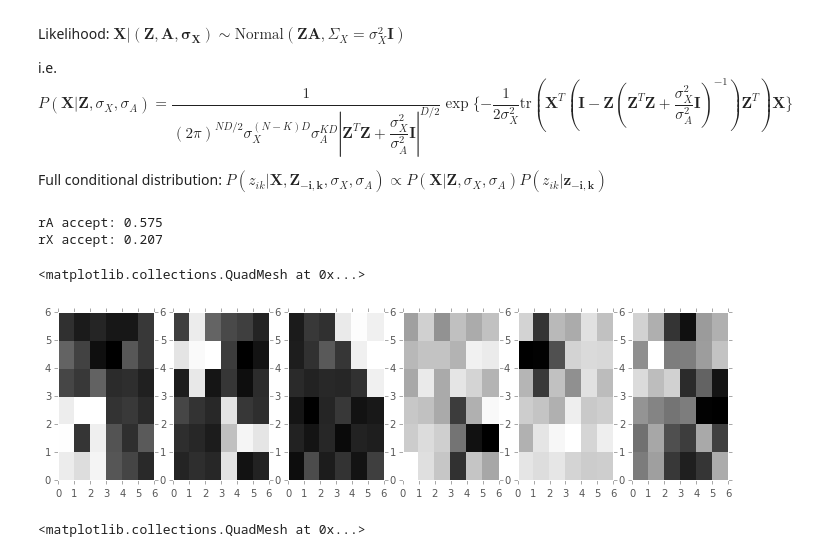
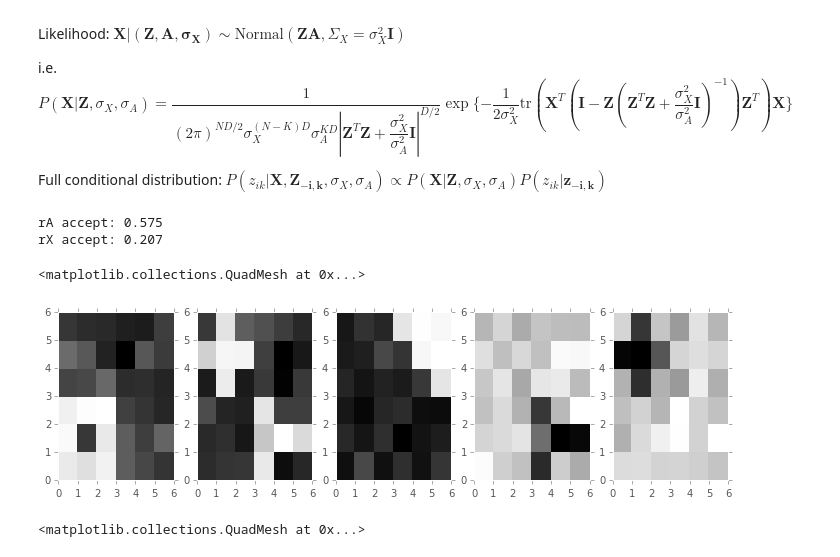
Before and after one commit to star1327p/STA663-Christine-Chai-Final-Project, a Jupyter notebook: Optimization_Cython.ipynb, the cells around one changed output. Saved outputs shown, nothing was run; the diff lists cells and outputs as text; code cells hidden in the pictures.

```diff
--- a/Optimization_Cython.ipynb
+++ b/Optimization_Cython.ipynb
@@ -534,42 +534,40 @@ import pandas as pd
 plt.style.use('ggplot')
 # %%
 # Setup the array
-iteration = 999
+iteration = 996
 
 Kplus_final = Kplus_arr[iteration] # This works even when Kplus_final is not 4
 Z_final = Z_arr[iteration,:,0:Kplus_final].reshape(N,Kplus_final)
 sigmaX_final = sigmaX_arr[iteration]
 sigmaA_final = sigmaA_arr[iteration]
 A_inf = np.dot(np.linalg.inv(np.dot(Z_final.T,Z_final) +  ((sigmaX_final/sigmaA_final)**2)*np.identity(Kplus_final)),np.dot(Z_final.T,X))
 
 # subplot(1,4,1); imagesc(reshape(A_inf(1,:),6,6)); colormap(gray); axis off
 # subplot(1,4,2); imagesc(reshape(A_inf(2,:),6,6)); colormap(gray); axis off
 # subplot(1,4,3); imagesc(reshape(A_inf(3,:),6,6)); colormap(gray); axis off
 # subplot(1,4,4); imagesc(reshape(A_inf(4,:),6,6)); colormap(gray); axis off
 
 # Acceptance rate
 print "rA accept:",np.sum(rA_accept)/mcmc
 print "rX accept:",np.sum(rX_accept)/mcmc
 
 # print "Example image:\n",A_inf[0,:].reshape(6,6)
 plt.figure(num=None,figsize=(12,3),dpi=80)
-plt.subplot(161)
+plt.subplot(151)
 plt.pcolormesh(A_inf[0,:].reshape(6,6),cmap=plt.cm.gray)
-plt.subplot(162)
+plt.subplot(152)
 plt.pcolormesh(A_inf[1,:].reshape(6,6),cmap=plt.cm.gray)
-plt.subplot(163)
+plt.subplot(153)
 plt.pcolormesh(A_inf[2,:].reshape(6,6),cmap=plt.cm.gray)
-plt.subplot(164)
+plt.subplot(154)
 plt.pcolormesh(A_inf[3,:].reshape(6,6),cmap=plt.cm.gray)
-plt.subplot(165)
+plt.subplot(155)
 plt.pcolormesh(A_inf[4,:].reshape(6,6),cmap=plt.cm.gray)
-plt.subplot(166)
-plt.pcolormesh(A_inf[5,:].reshape(6,6),cmap=plt.cm.gray)
 # %% [output]
 rA accept: 0.575
 rX accept: 0.207
 <matplotlib.collections.QuadMesh at 0x...>
-[figure, old version]
+[figure, new version]
 # %%
 # plt.subplot(155)
 plt.pcolormesh(A_inf[5,:].reshape(6,6),cmap=plt.cm.gray)
```
